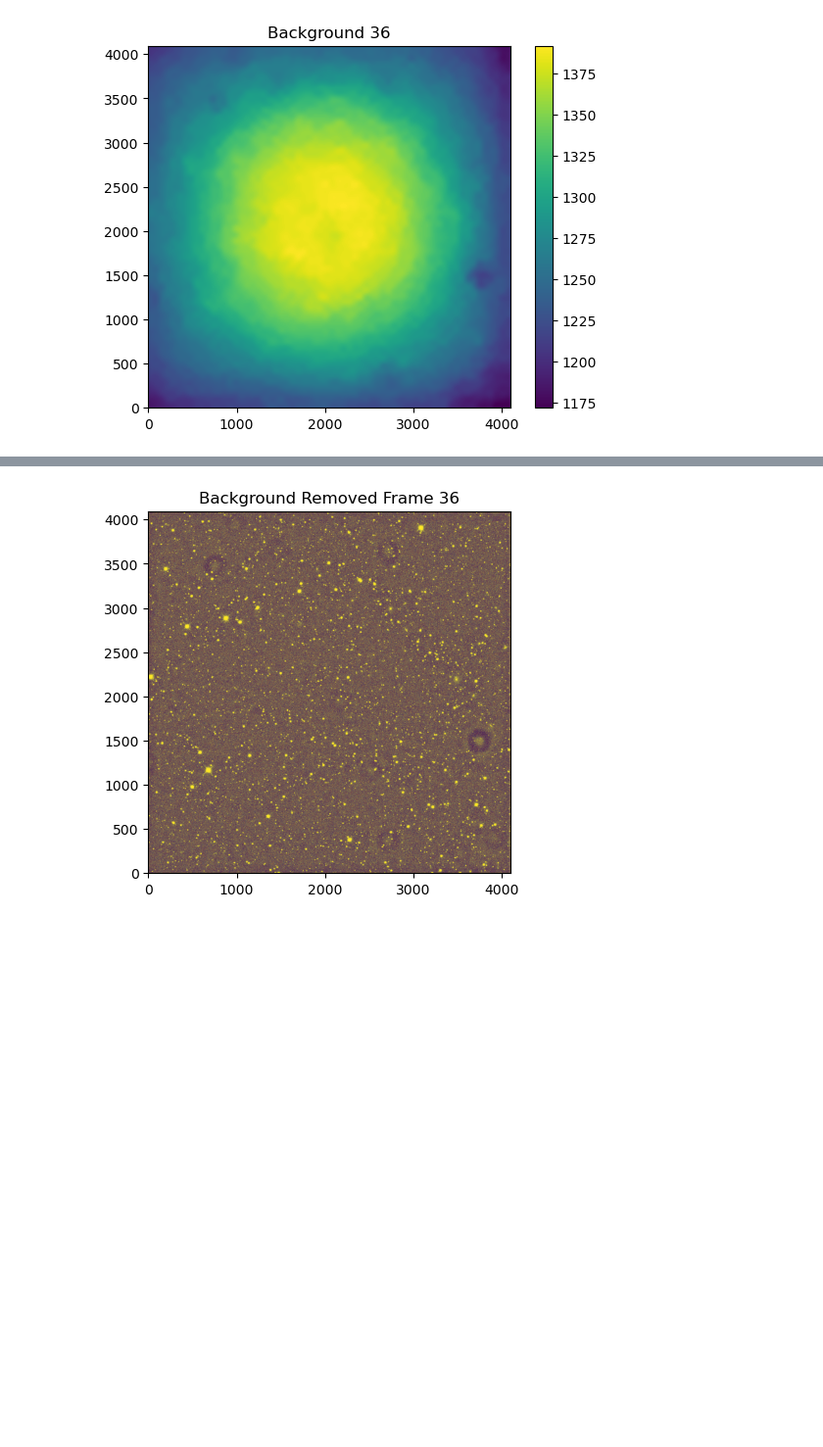
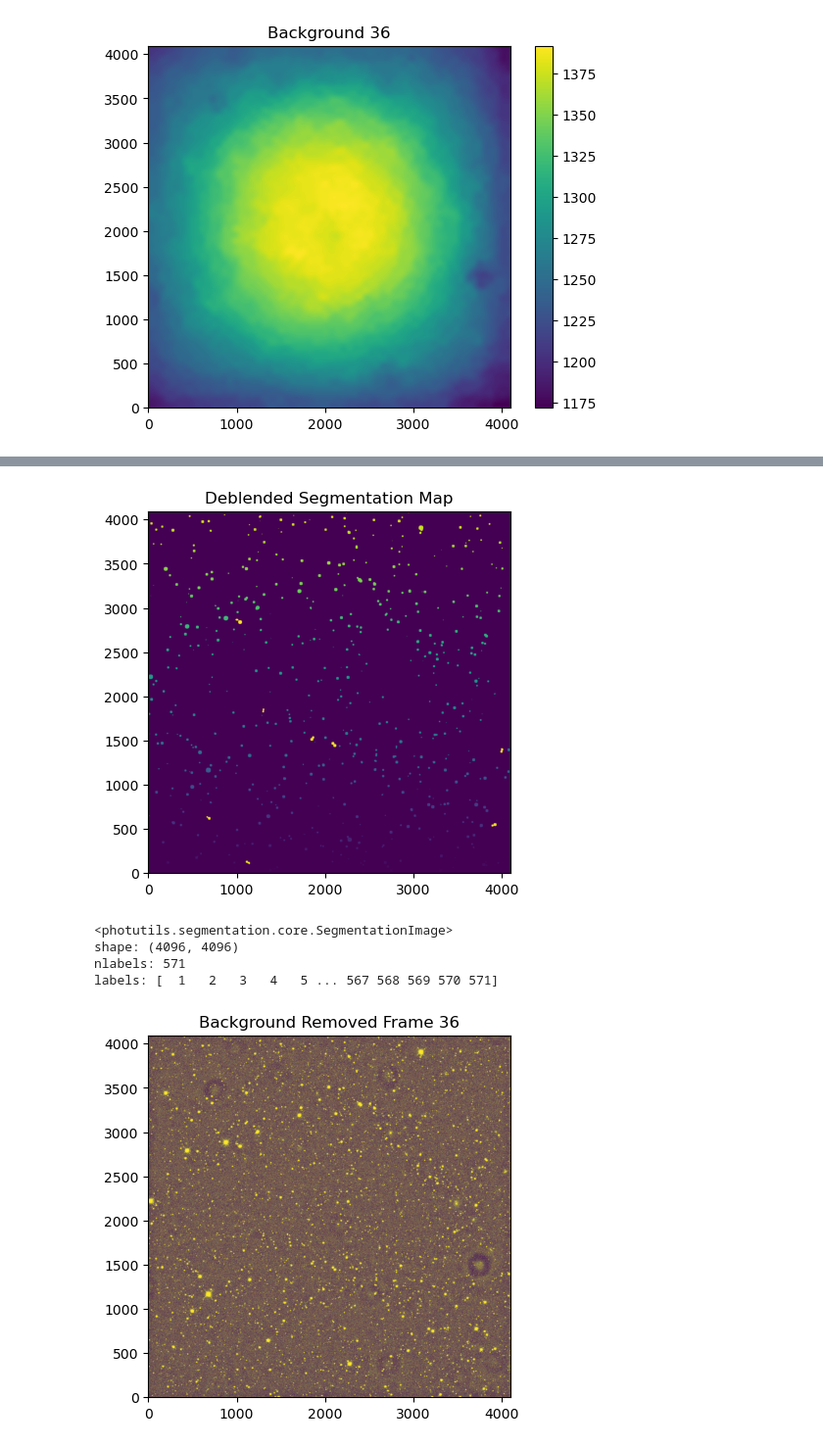
Before and after one commit to JackDavidMaher/THE-BOYZ-ARE-BACK, a Jupyter notebook: Astro_Labbook_2025.ipynb, the cells around one changed output, grey strips where cells are left out. Shown at 98% size. Cells and saved outputs as stored; diff of their text form; code cells hidden in the pictures; blank space fills up the shorter version.

```diff
--- a/Astro_Labbook_2025.ipynb
+++ b/Astro_Labbook_2025.ipynb
@@ -475 +494,16 @@ labels: [ 1  2  3  4  5  6  7  8  9 10 11 12 13 14 15 16 17 18]
+# %%
+deblended_segmap36 = photoseg.deblend_sources(convolved_data36, segment_map36, npixels=25, nlevels = 32, contrast = 0.001)
+
+plt.imshow(deblended_segmap36)
+plt.gca().invert_yaxis()
+plt.title("Deblended Segmentation Map")
+plt.show()
+
+print(deblended_segmap36)
+# %% [output]
+[figure, added]
+<photutils.segmentation.core.SegmentationImage>
+shape: (4096, 4096)
+nlabels: 571
+labels: [  1   2   3   4   5 ... 567 568 569 570 571]
 # %%
```
Also changed, not shown: parts of 14 cells of this notebook.
